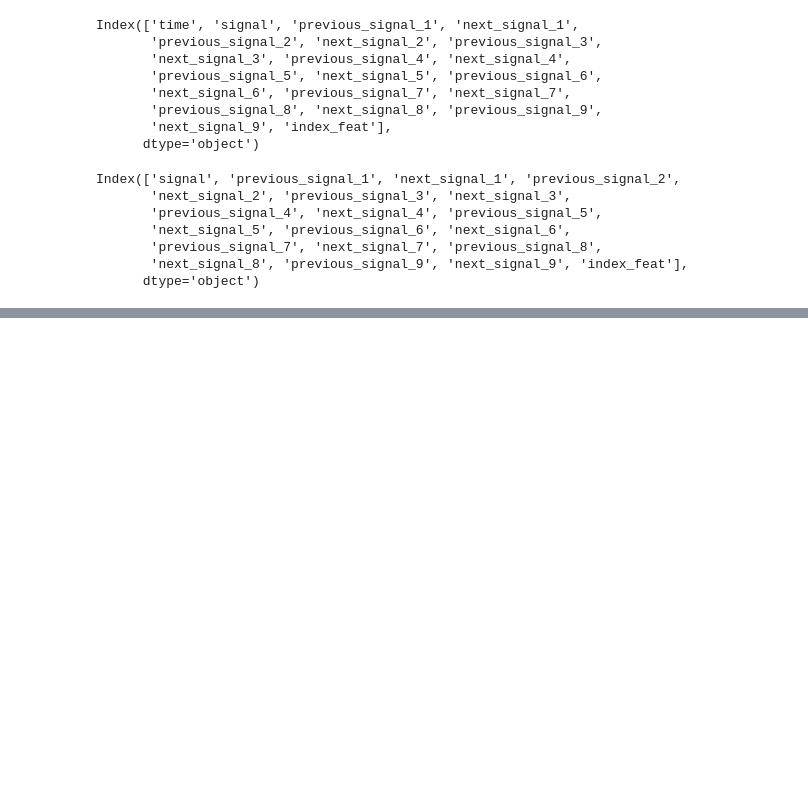
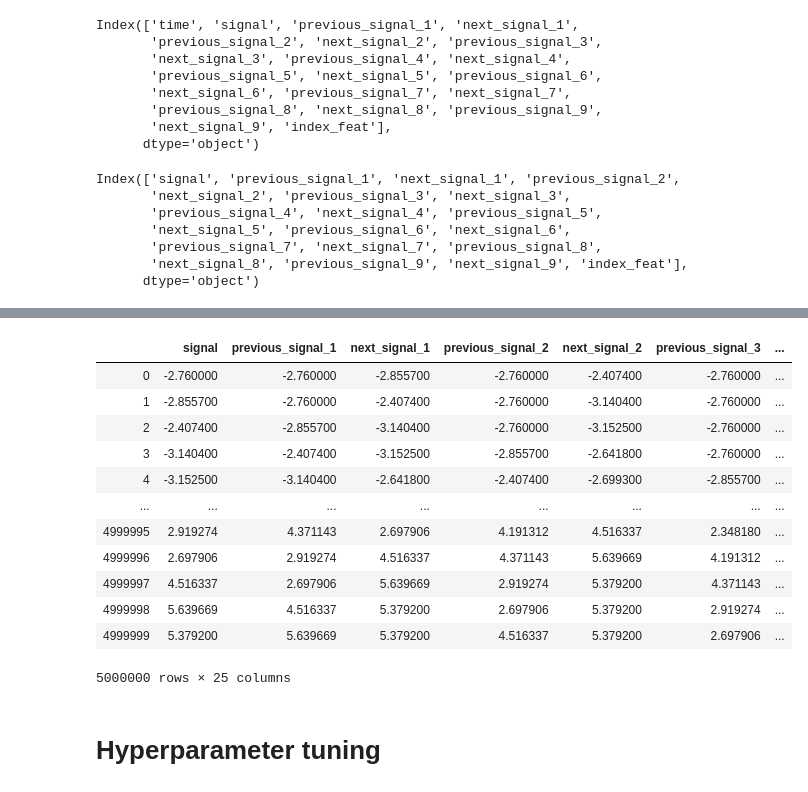
Before and after one commit to Quarint/liverpool-ion-switching, a Jupyter notebook: scripts/RandomForests.ipynb, the cells around one changed output, grey strips where cells are left out. Drawn from its saved outputs; the diff is of its cells as text; code cells hidden in the pictures; blank space fills up the shorter version.

```diff
--- a/scripts/RandomForests.ipynb
+++ b/scripts/RandomForests.ipynb
@@ -33,9 +34,12 @@ macro_f1 = make_scorer(partial_f1_score)
 from sklearn.model_selection import cross_val_score
 from sklearn.ensemble import RandomForestClassifier
 # %%
-nb_noise_variables = 5
-mean_signal = all_data['signal'].mean()
-std_signal = all_data['signal'].std()
-for i in range(nb_noise_variables):
-    new_variable = np.random.normal(mean_signal, std_signal, len(all_data['signal']))
-    all_data['random_'+str(i)] = new_variable
+add_random_noise = False
+
+if add_random_noise:
+    nb_noise_variables = 5
+    mean_signal = all_data['signal'].mean()
+    std_signal = all_data['signal'].std()
+    for i in range(nb_noise_variables):
+        new_variable = np.random.normal(mean_signal, std_signal, len(all_data['signal']))
+        all_data['random_'+str(i)] = new_variable
@@ -44,16 +46,20 @@ train_data = all_data.drop(columns=['time', 'open_channels'])
 # %%
-X = train_data.values
-y = all_data['open_channels'].values
+for div in (25000, 50000, 100000, 150000, 250000, 500000):
+    index_feat = get_index_mod_int(all_data['time'], div)
+    all_data['index_feat'] = index_feat
+    train_data = all_data.drop(columns=['time', 'open_channels'])
+    X = train_data.values
+    y = all_data['open_channels'].values
 
-np.random.seed(34993)
-sample_size = 100000
-random_permutation = np.random.choice(len(X), sample_size, replace=False)
-X_small = X[random_permutation, :]
-y_small = y[random_permutation]
+    np.random.seed(34993)
+    sample_size = 100000
+    random_permutation = np.random.choice(len(X), sample_size, replace=False)
+    X_small = X[random_permutation, :]
+    y_small = y[random_permutation]
 
-clf = RandomForestClassifier(n_estimators=100, random_state=100)
-cv_score = cross_val_score(clf, X_small, y_small, cv=5, scoring=macro_f1)
-print(f'sample_size = {sample_size}, mean_score = {np.mean(cv_score)}, std = {np.std(cv_score)}')
+    clf = RandomForestClassifier(n_estimators=100, random_state=100)
+    cv_score = cross_val_score(clf, X_small, y_small, cv=5, scoring=macro_f1)
+    print(f'sample_size = {sample_size}, div = {div}, mean_score = {np.mean(cv_score)}, std = {np.std(cv_score)}')
 
 dm.training_done()
 # %% [output]
@@ -178,0 +211,18 @@ training_done()
+# %%
+train_data
+# %% [output]
+|  | signal | previous_signal_1 | next_signal_1 | previous_signal_2 | next_signal_2 | previous_signal_3 | ... |
+| 0 | -2.760000 | -2.760000 | -2.855700 | -2.760000 | -2.407400 | -2.760000 | ... |
+| 1 | -2.855700 | -2.760000 | -2.407400 | -2.760000 | -3.140400 | -2.760000 | ... |
+| 2 | -2.407400 | -2.855700 | -3.140400 | -2.760000 | -3.152500 | -2.760000 | ... |
+| 3 | -3.140400 | -2.407400 | -3.152500 | -2.855700 | -2.641800 | -2.760000 | ... |
+| 4 | -3.152500 | -3.140400 | -2.641800 | -2.407400 | -2.699300 | -2.855700 | ... |
+| ... | ... | ... | ... | ... | ... | ... | ... |
+| 4999995 | 2.919274 | 4.371143 | 2.697906 | 4.191312 | 4.516337 | 2.348180 | ... |
+| 4999996 | 2.697906 | 2.919274 | 4.516337 | 4.371143 | 5.639669 | 4.191312 | ... |
+| 4999997 | 4.516337 | 2.697906 | 5.639669 | 2.919274 | 5.379200 | 4.371143 | ... |
+| 4999998 | 5.639669 | 4.516337 | 5.379200 | 2.697906 | 5.379200 | 2.919274 | ... |
+| 4999999 | 5.379200 | 5.639669 | 5.379200 | 4.516337 | 5.379200 | 2.697906 | ... |
+5000000 rows × 25 columns
+# %% [markdown]
+# Hyperparameter tuning
```
Also changed, not shown: parts of 21 cells of this notebook.
